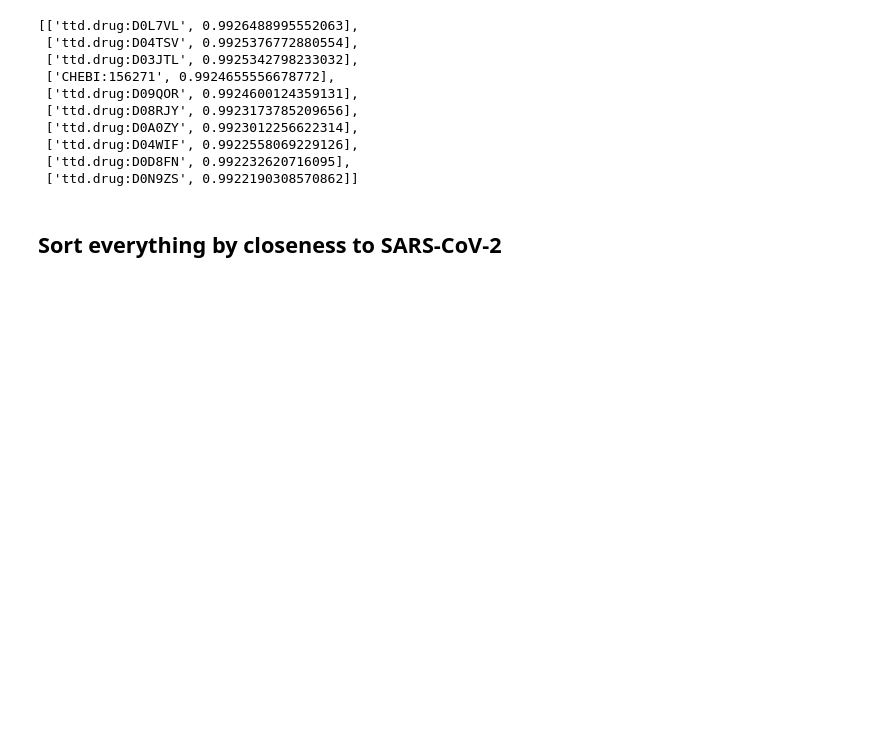
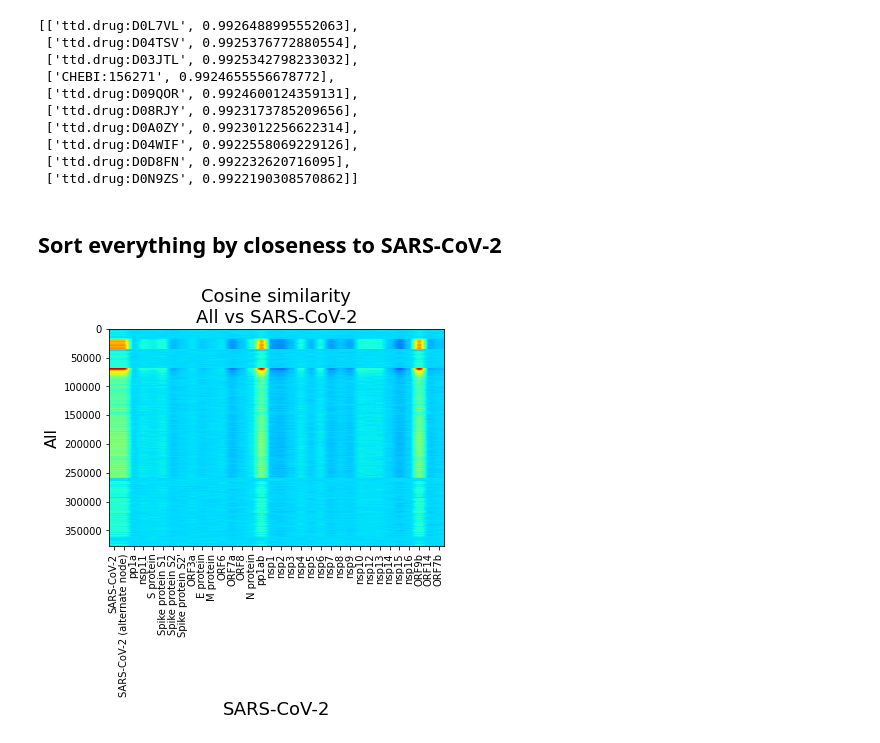
Before and after one commit to justaddcoffee/kg_covid_19_drug_analyses, a Jupyter notebook: chembl_sars_cov_2_cosine_sim.ipynb, the cells around one changed output. Saved outputs shown, nothing was run; the diff lists cells and outputs as text; code cells hidden in the pictures; blank space fills up the shorter version.

```diff
--- a/chembl_sars_cov_2_cosine_sim.ipynb
+++ b/chembl_sars_cov_2_cosine_sim.ipynb
@@ -150,11 +150,17 @@ embeddings = np.load(embedding_file)
 node_curies = list(np.array(pos_training.get_nodes_reverse_mapping()))
 # %%
 node_names = []
+
+node_curie_name_mapping = {}
 with open(nodes_file, 'r') as n:
     header = n.readline().split("\t")
     lines = n.readlines()
     for line in lines:
-        pass
+        fields = line.split("\t")
+        node_curie_name_mapping[fields[header.index("id")]] = fields[header.index("name")]
+
+for i, this_curie in enumerate(node_curies):
+    node_names.append(node_curie_name_mapping[this_curie] if this_curie in node_curie_name_mapping else '')
 # %%
 assert len(node_curies) == len(embeddings)
 # %% [markdown]
@@ -373,11 +378,11 @@ drugs_ranked[0:10]
  ['ttd.drug:D04WIF', 0.9922558069229126],
  ['ttd.drug:D0D8FN', 0.992232620716095],
  ['ttd.drug:D0N9ZS', 0.9922190308570862]]
+# %% [markdown]
+## Sort everything by closeness to SARS-CoV-2
 # %%
 everything_cosine_sim = get_cosine_sim(
     node_curies,
     [i.get("curie") for i in nodes_of_interest],
     embeddings
     )
-# %% [markdown]
-## Sort everything by closeness to SARS-CoV-2
@@ -393 +389,16 @@ for idx in tqdm(range(len(node_curies))):
+# %%
+import matplotlib.pyplot as plt
+import numpy as np
+
+plt.imshow(everything_cosine_sim, cmap='jet', aspect='auto')
+plt.title("Cosine similarity\nAll vs SARS-CoV-2", fontsize=18)
+plt.xlabel('SARS-CoV-2', fontsize=18)
+plt.ylabel('All', fontsize=16)
+plt.xticks(ticks=np.arange(len(nodes_of_interest)),
+           labels=[n.get('name') for n in nodes_of_interest],
+           rotation=90
+          )
+plt.show()
+# %% [output]
+[figure, added]
 # %%
```
Also changed, not shown: parts of 10 cells of this notebook.
